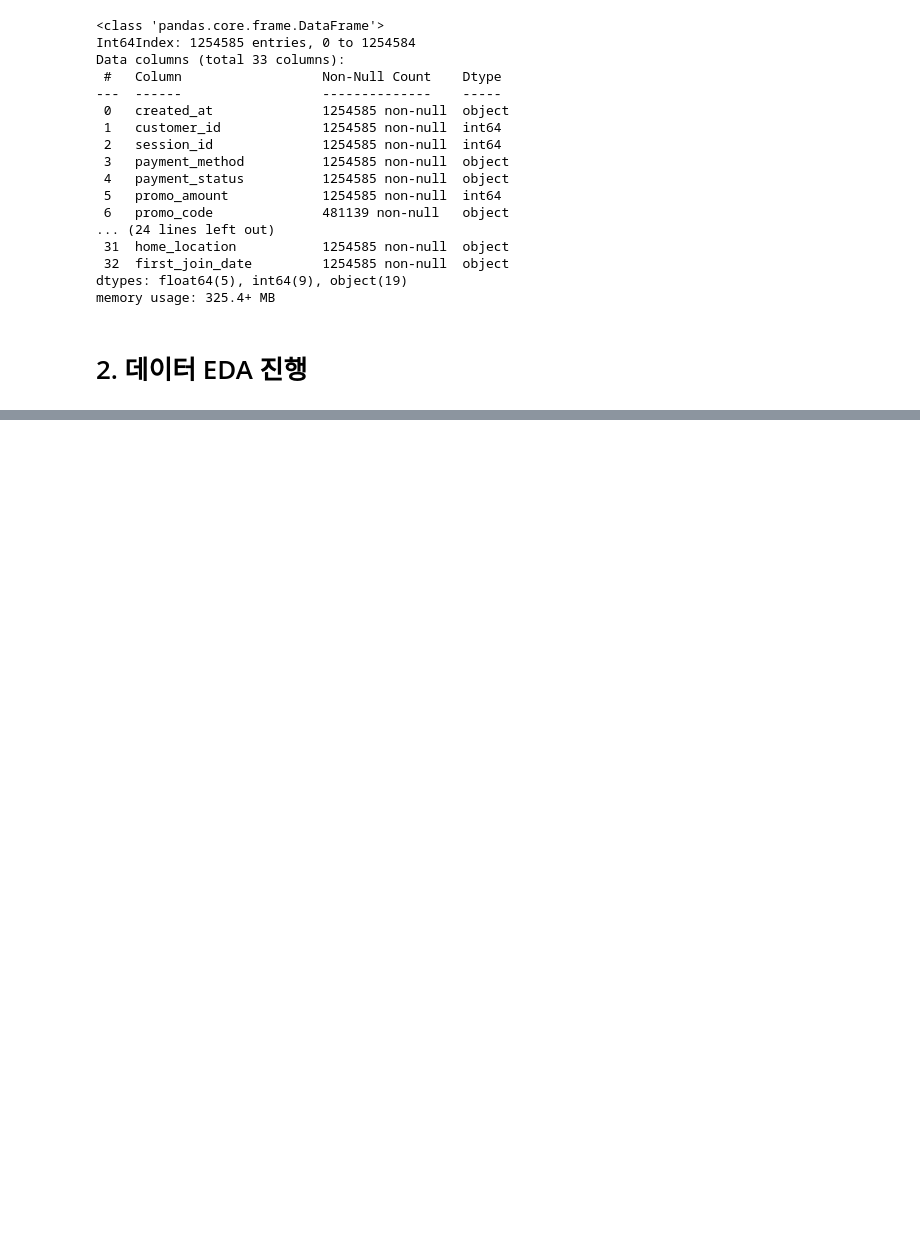
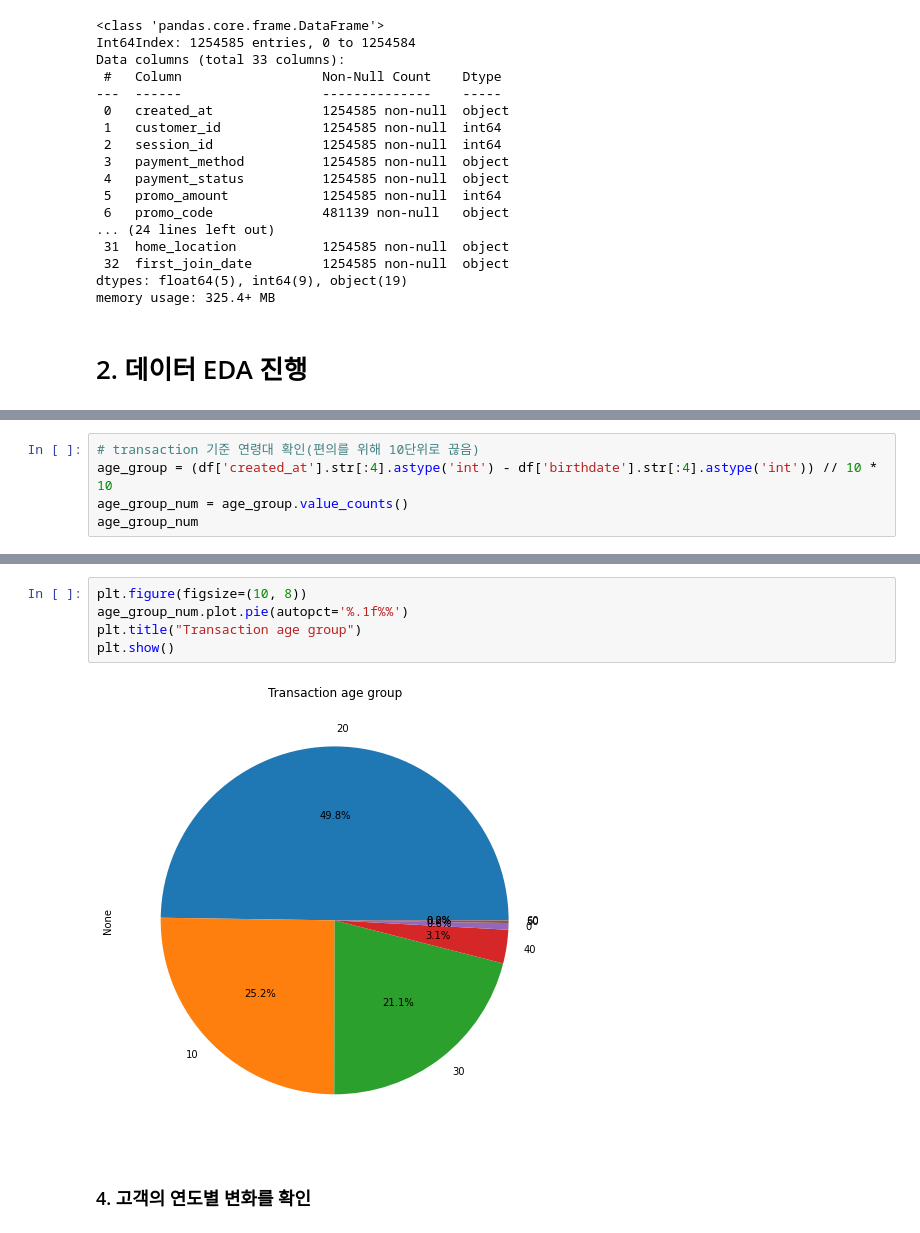
Before and after one commit to donghwi2022/ds-sa-cp2-phase2, a Jupyter notebook: data_EDA.ipynb, the cells around one changed output, grey strips where cells are left out. Cells and saved outputs as stored; diff of their text form; blank space fills up the shorter version.

```diff
--- a/data_EDA.ipynb
+++ b/data_EDA.ipynb
@@ -46,0 +89,5 @@ memory usage: 325.4+ MB
+# %%
+# transaction 기준 연령대 확인(편의를 위해 10단위로 끊음)
+age_group = (df['created_at'].str[:4].astype('int') - df['birthdate'].str[:4].astype('int')) // 10 * 10
+age_group_num = age_group.value_counts()
+age_group_num
@@ -46,0 +103,9 @@ memory usage: 325.4+ MB
+# %%
+plt.figure(figsize=(10, 8))
+age_group_num.plot.pie(autopct='%.1f%%')
+plt.title("Transaction age group")
+plt.show()
+# %% [output]
+[figure, added]
+# %% [markdown]
+### 4. 고객의 연도별 변화를 확인
```
Also changed, not shown: parts of 42 cells of this notebook.
